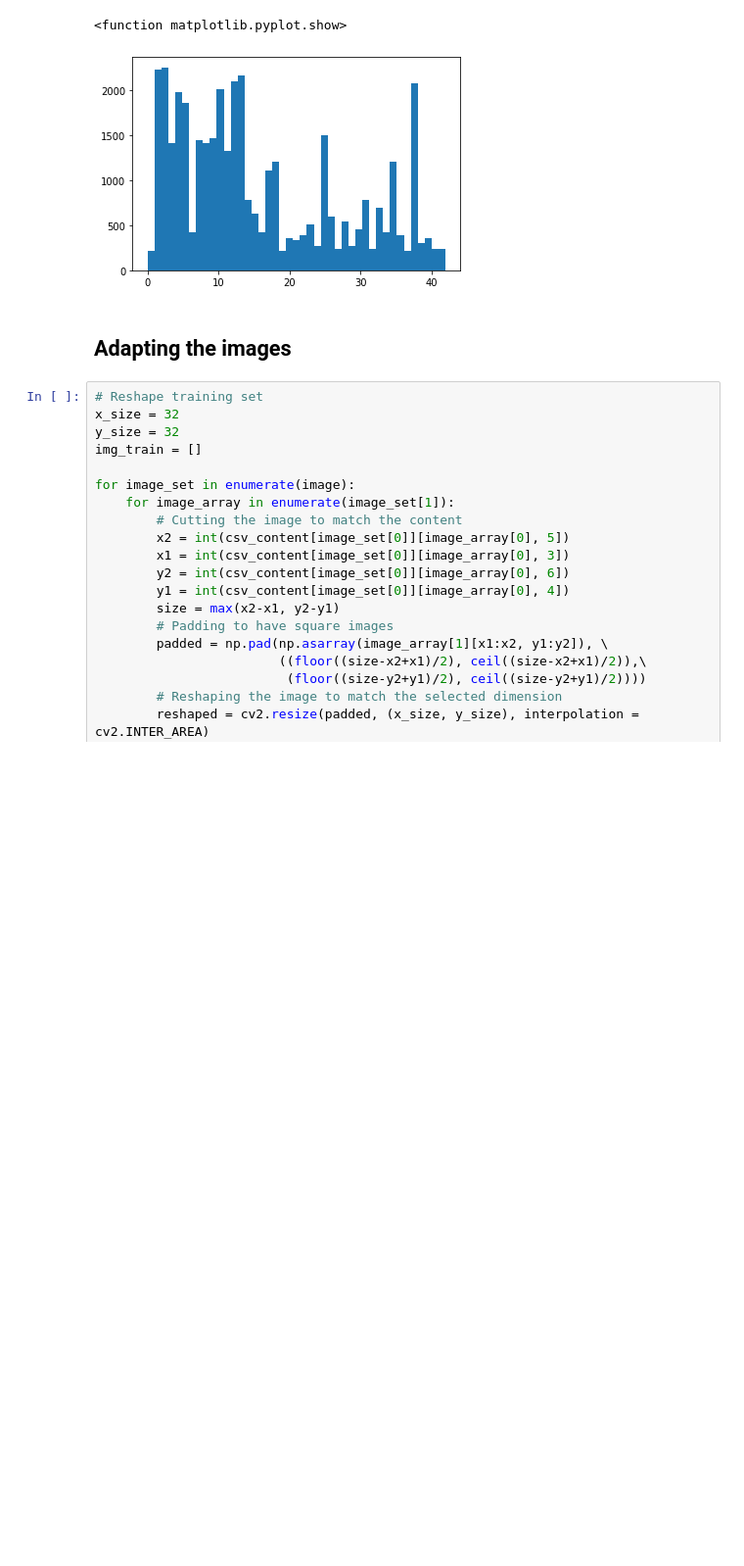
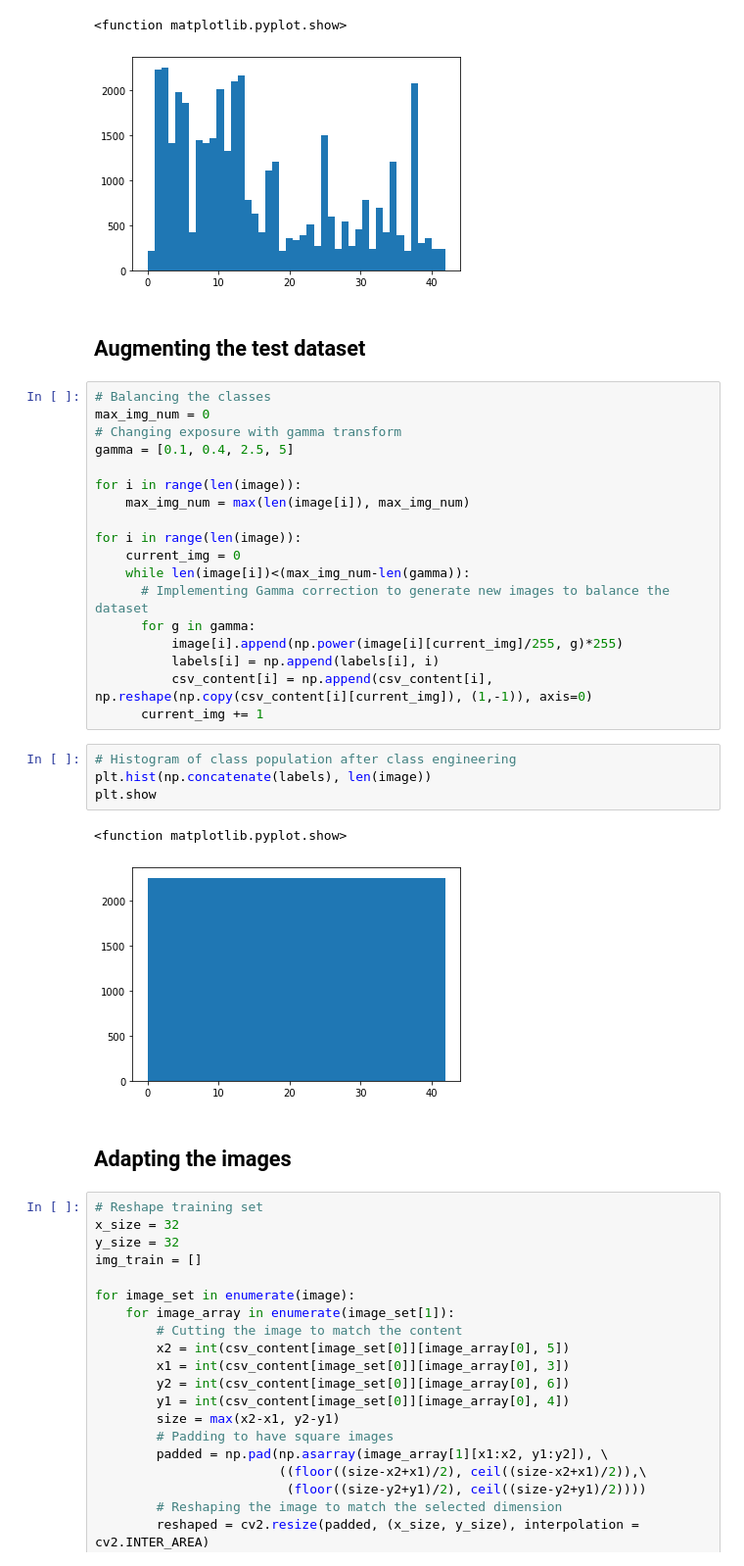
Before and after one commit to Sixaxis9/Embedded-neural-net-traffic-sign-recognition, a Jupyter notebook: CNN_Quantization_Aware_Model.ipynb, the cells around one changed output. Shown at 98% size. Cells and saved outputs as stored; diff of their text form; blank space fills up the shorter version.

```diff
--- a/CNN_Quantization_Aware_Model.ipynb
+++ b/CNN_Quantization_Aware_Model.ipynb
@@ -102,6 +107,33 @@ plt.show
 # %% [output]
 <function matplotlib.pyplot.show>
 [figure]
+# %% [markdown]
+## Augmenting the test dataset
+# %%
+# Balancing the classes
+max_img_num = 0
+# Changing exposure with gamma transform
+gamma = [0.1, 0.4, 2.5, 5]
+
+for i in range(len(image)):
+    max_img_num = max(len(image[i]), max_img_num)
+
+for i in range(len(image)):
+    current_img = 0
+    while len(image[i])<(max_img_num-len(gamma)):
+      # Implementing Gamma correction to generate new images to balance the dataset
+      for g in gamma:
+          image[i].append(np.power(image[i][current_img]/255, g)*255)
+          labels[i] = np.append(labels[i], i)
+          csv_content[i] = np.append(csv_content[i], np.reshape(np.copy(csv_content[i][current_img]), (1,-1)), axis=0)
+      current_img += 1
+# %%
+# Histogram of class population after class engineering
+plt.hist(np.concatenate(labels), len(image))
+plt.show
+# %% [output]
+<function matplotlib.pyplot.show>
+[figure, added]
 # %% [markdown]
 ## Adapting the images
 # %%
```
Also changed, not shown: parts of 9 cells of this notebook, 8 other files.
